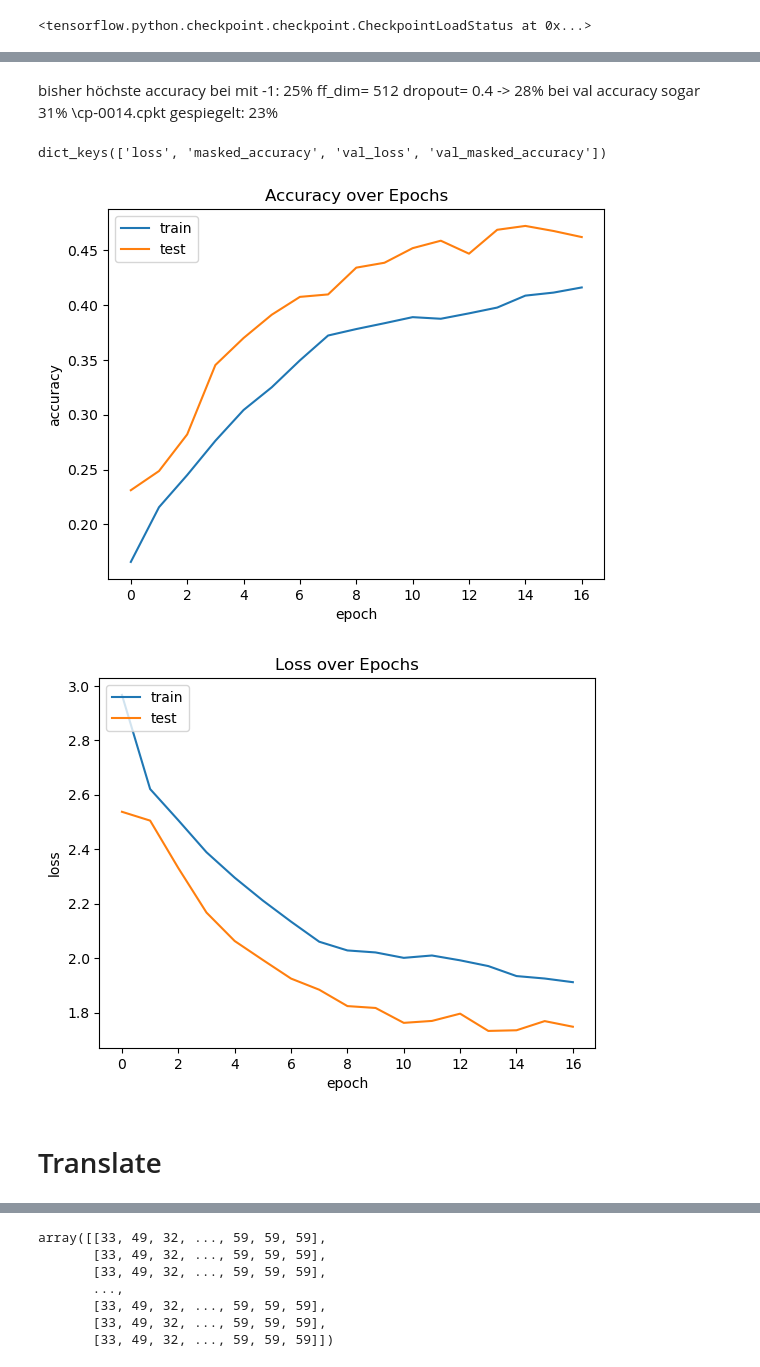
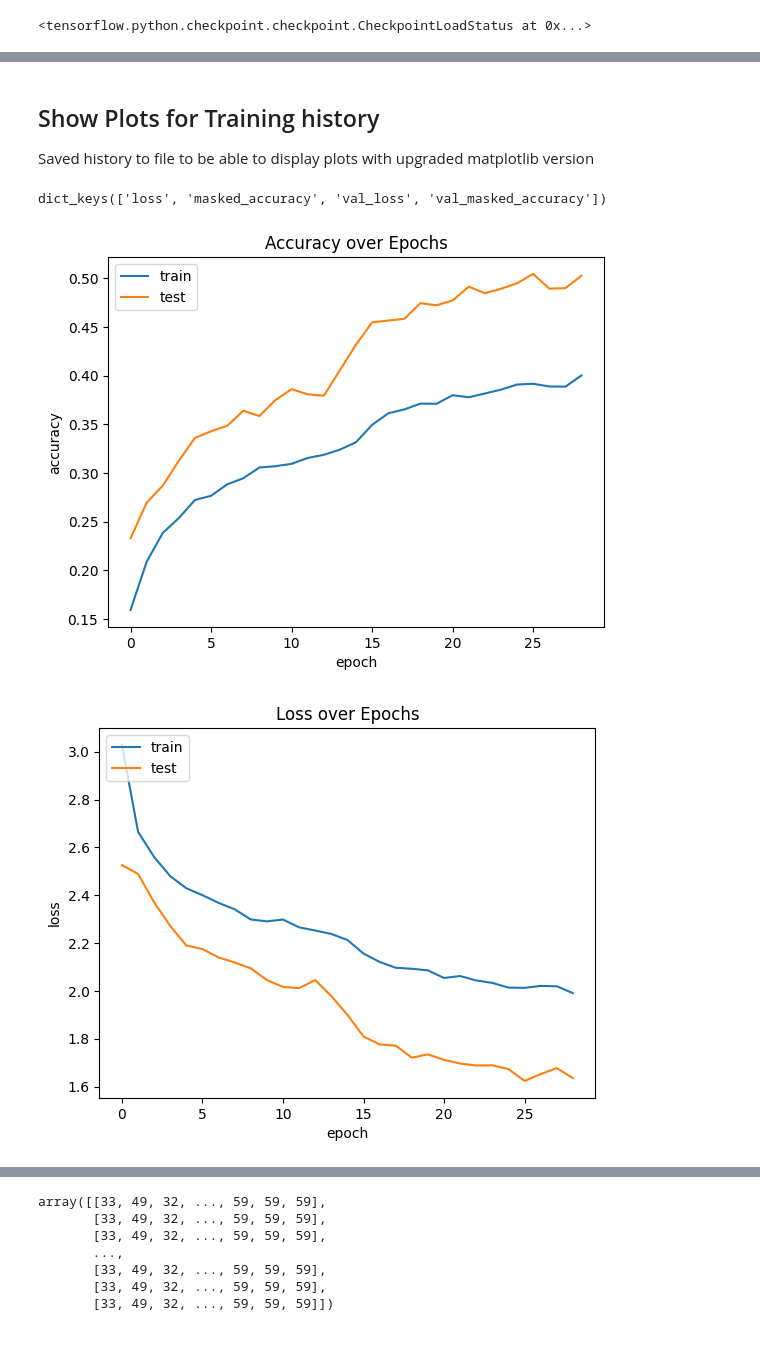
Before and after one commit to 4nn1k4/ASL-Fingerspelling-Translation, a Jupyter notebook: Training.ipynb, the cells around one changed output, grey strips where cells are left out. Drawn from its saved outputs; the diff is of its cells as text; code cells hidden in the pictures.

```diff
--- a/Training.ipynb
+++ b/Training.ipynb
@@ -103,6 +8,7 @@ from copy import deepcopy
 import numpy as np
 import random
 from tensorflow import keras
+import tensorflow as tf
 
 class ASLDataGenerator(keras.utils.Sequence):
 
@@ -127,19 +33,25 @@ class ASLDataGenerator(keras.utils.Sequence):
             self.shuffle()
 
     def __getitem__(self, idx: int):
-        # TODO: integrate batch_size --> take all examples from idx to idx + batch_size
         batch_signs = []
         batch_contexts = []
         batch_phrases = []
         for i in range(idx, idx+self.batch_size):
             df_phrase = pd.read_pickle(self.ds_path + '/' + self.files[idx])
             phrase = df_phrase.iloc[0].phrase
-            if len(phrase) > self.max_phrase_length:
+            if len(phrase) > self.max_phrase_length-1:
+                # check if phrase length longer than max_phrase_length
                 print('Houston we have a problem!')
 
+            # stop symbol is 61
+            phrase.append(61)
+
             while len(phrase) < self.max_phrase_length:
+                #padding value for remaining phrase is 59, to fill up missing phrase values until max_phrase_length
                 phrase.append(59)
+
             context = deepcopy(phrase)
+            # start symbol is 60
             context.insert(0, 60)
             context = context[:-1]
 
@@ -147,7 +59,10 @@ class ASLDataGenerator(keras.utils.Sequence):
             signs = df_phrase.to_numpy(copy=True)
 
             if signs.shape[0] > self.max_sign_length:
+                # check if length of sign data over max_sign_length
                 print('Hooooouuuuusteeeeeen!')
+
+            # fill up missing values of mediapipe data until max_sign_length with padding value 0
             signs = np.pad(signs, [(0, self.max_sign_length-signs.shape[0]), (0,0)], 'edge')
             batch_signs.append(signs)
             batch_contexts.append(context)
@@ -204,20 +116,22 @@ data_gen_val = ASLDataGenerator('./dataset complete/preprocessed_files_data_gene
 # %% [markdown]
 # Train Transformer using Generator
 # %%
+# We used the Parameter values returned from the Hyperparameter tuning
+
 import json
 
 with open ("./dataset complete/character_to_prediction_index.json", "r") as f:
     characters = json.load(f)
 
 # Tuned Hyperparameters
-EPOCHS = 20
+EPOCHS = 40
 d_model = 141  # hidden layer(s) dimensionality
 num_layers = 1 # how many encoders and decoders to stack
 num_heads = 3 # how many attention heads should every mha have
 ff_dim = 389 # how many neurons shall feed-forward layers have
 dropout_rate = 0.2867
 
-output_vocab_size = len(characters) + 2
+output_vocab_size = len(characters) + 3
 # %%
 output_vocab_size
 # %% [output]
@@ -419,32 +226,42 @@ ValueError: Could not find matching concrete function to call loaded from the Sa
-# %% [markdown]
-bisher höchste accuracy bei
-mit -1: 25%     ff_dim= 512 dropout= 0.4 -> 28% bei val accuracy sogar 31% \cp-0014.cpkt
-gespiegelt: 23%
+# %% [markdown]
+## Show Plots for Training history
+Saved history to file to be able to display plots with upgraded matplotlib version
 # %%
 print(history.history.keys())
 # %% [output]
 dict_keys(['loss', 'masked_accuracy', 'val_loss', 'val_masked_accuracy'])
+# %%
+import pickle
+
+# Saved the history to a file using pickle
+with open("training_history.pkl", "wb") as f:
+    pickle.dump(history.history, f)
+# %%
+import pickle
+
+# Load the history from the file
+with open("training_history.pkl", "rb") as f:
+    loaded_history = pickle.load(f)
+loaded_history
 # %%
 import matplotlib.pyplot as plt
 
-plt.plot(history.history['masked_accuracy'])
-plt.plot(history.history['val_masked_accuracy'])
+plt.plot(loaded_history['masked_accuracy'])
+plt.plot(loaded_history['val_masked_accuracy'])
 plt.title('Accuracy over Epochs')
 plt.ylabel('accuracy')
 plt.xlabel('epoch')
 plt.legend(['train', 'test'], loc='upper left')
 plt.show()
 # %% [output]
-[figure, old version]
+[figure, new version]
 # %%
-plt.plot(history.history['loss'])
-plt.plot(history.history['val_loss'])
+plt.plot(loaded_history['loss'])
+plt.plot(loaded_history['val_loss'])
 plt.title('Loss over Epochs')
 plt.ylabel('loss')
 plt.xlabel('epoch')
 plt.legend(['train', 'test'], loc='upper left')
 plt.show()
 # %% [output]
-[figure, old version]
+[figure, new version]
-# %% [markdown]
-# Translate
```
Also changed, not shown: parts of 44 cells of this notebook, 9 other files.
